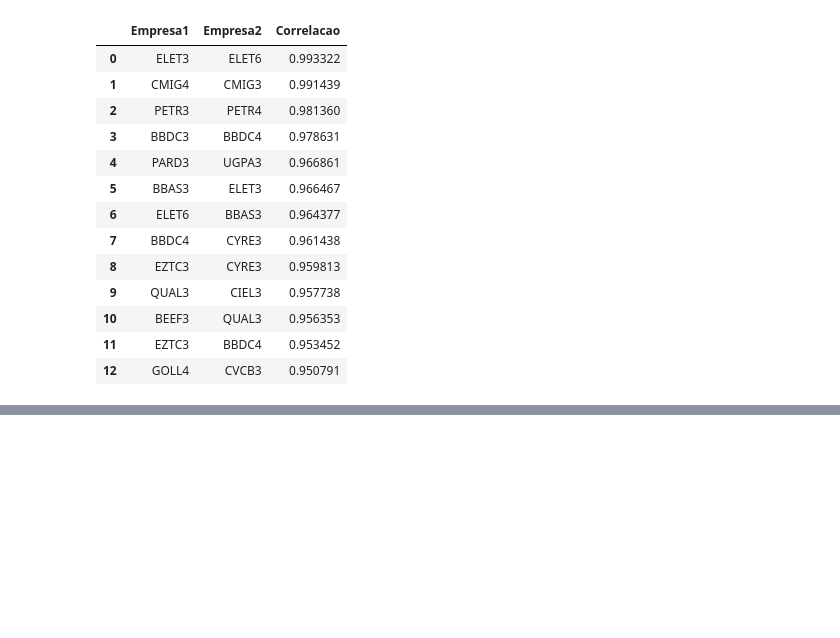
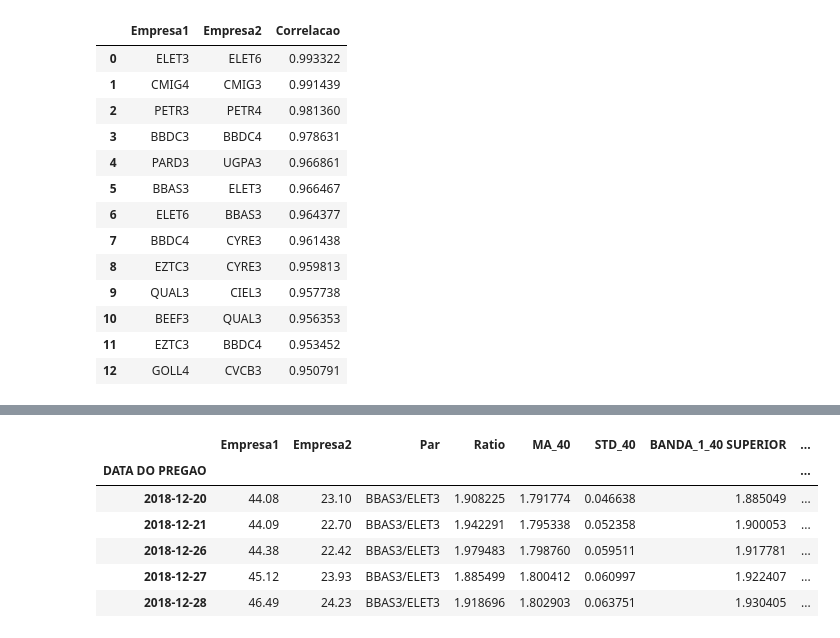
Before and after one commit to RodrigoCalderano/DOM-BOT, a Jupyter notebook: Jupyter/Long Short.ipynb, the cells around one changed output, grey strips where cells are left out. Drawn from its saved outputs; the diff is of its cells as text; code cells hidden in the pictures; blank space fills up the shorter version.

```diff
--- a/Jupyter/Long Short.ipynb
+++ b/Jupyter/Long Short.ipynb
@@ -170,0 +204,10 @@ stock_plt.xaxis.set_minor_formatter(dates.DateFormatter('%d'))
+# %%
+df.tail()
+# %% [output]
+|  | Empresa1 | Empresa2 | Par | Ratio | MA_40 | STD_40 | BANDA_1_40 SUPERIOR | ... |
+| DATA DO PREGAO |  |  |  |  |  |  |  | ... |
+| 2018-12-20 | 44.08 | 23.10 | BBAS3/ELET3 | 1.908225 | 1.791774 | 0.046638 | 1.885049 | ... |
+| 2018-12-21 | 44.09 | 22.70 | BBAS3/ELET3 | 1.942291 | 1.795338 | 0.052358 | 1.900053 | ... |
+| 2018-12-26 | 44.38 | 22.42 | BBAS3/ELET3 | 1.979483 | 1.798760 | 0.059511 | 1.917781 | ... |
+| 2018-12-27 | 45.12 | 23.93 | BBAS3/ELET3 | 1.885499 | 1.800412 | 0.060997 | 1.922407 | ... |
+| 2018-12-28 | 46.49 | 24.23 | BBAS3/ELET3 | 1.918696 | 1.802903 | 0.063751 | 1.930405 | ... |
```
Also changed, not shown: parts of 5 cells of this notebook.
